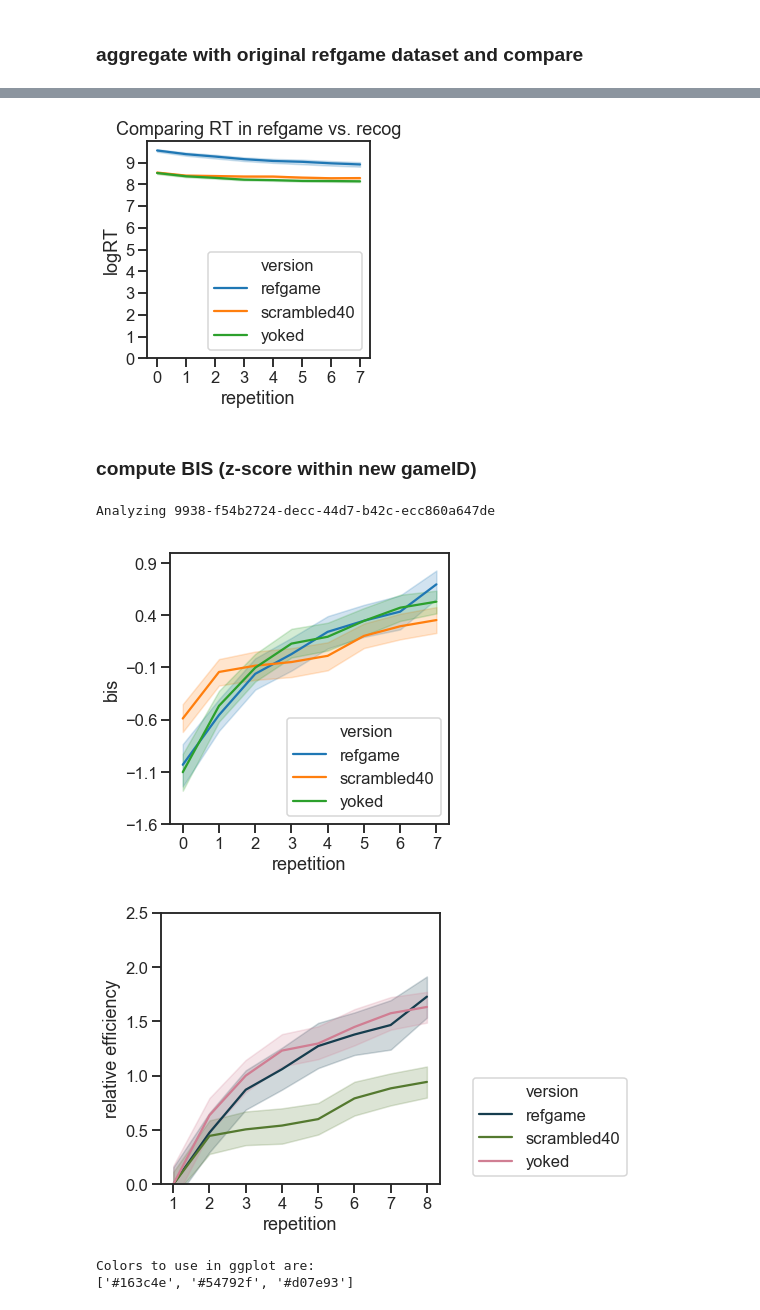
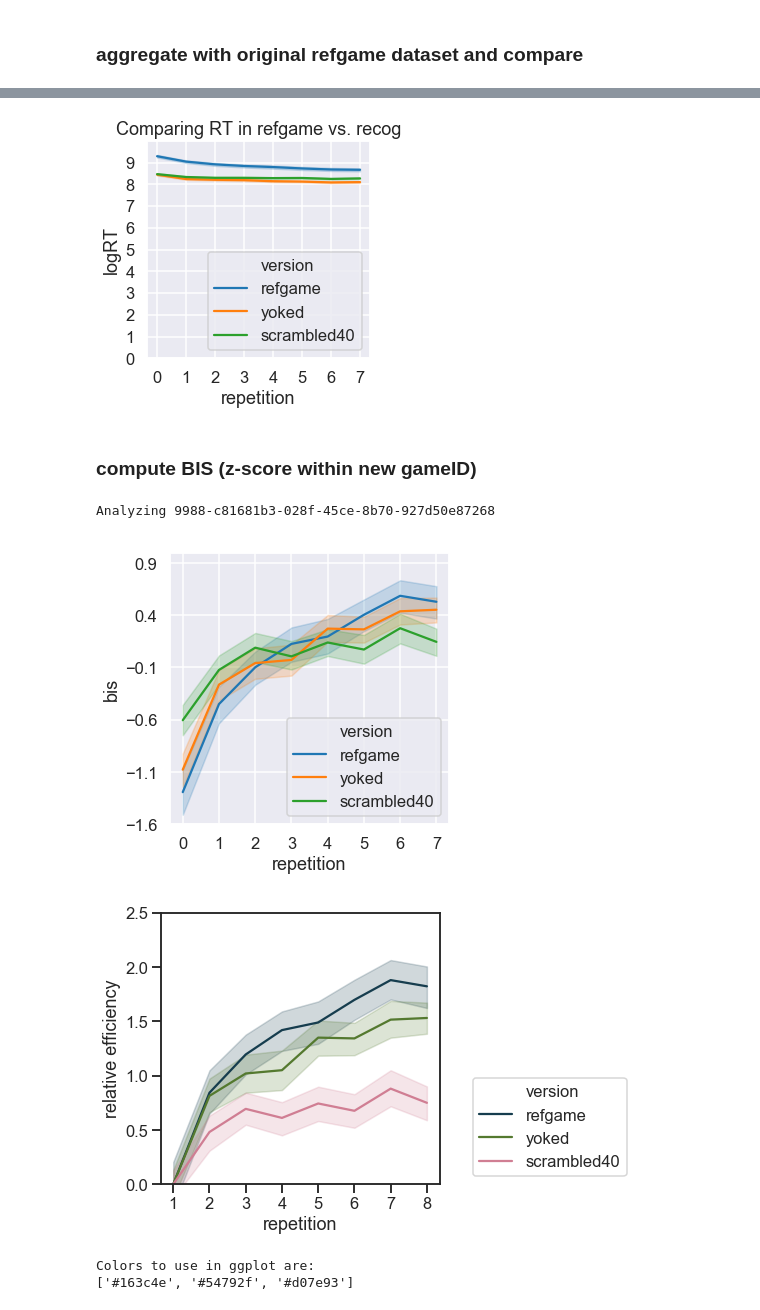
Before and after one commit to cogtoolslab/graphical_conventions_cogsci19, a Jupyter notebook: analysis/ipynb/golden/generate_recog_dataframe.ipynb, the cells around one changed output, grey strips where cells are left out. Drawn from its saved outputs; the diff is of its cells as text; code cells hidden in the pictures.

Commit message:
handle outlier refgames from run3run4 when cycling through recog games

```diff
--- a/analysis/ipynb/golden/generate_recog_dataframe.ipynb
+++ b/analysis/ipynb/golden/generate_recog_dataframe.ipynb
@@ -81,7 +81,7 @@ coll = db['graphical_conventions_recog']
 # which experimental reference game dataset was used in these recognition control experiments?
 exp_dict = {'refgame1.2': 'pilot3','refgame2.0':'pilot4'}
 refgame_dict = {'refgame1.2': 'run3run4','refgame2.0':'run5_submitButton'}
-which_experiment = 'refgame2.0'
+which_experiment = 'refgame1.2'
 
 # which iteration name should we use?
 iterationName = exp_dict[which_experiment]
@@ -453,7 +480,7 @@ plt.xticks(np.arange(0, 8, 1))
 plt.legend(loc = 'lower right')
 t = plt.title('Comparing RT in refgame vs. recog')
 # %% [output]
-[figure, old version]
+[figure, new version]
 # %% [markdown]
 ### compute BIS (z-score within new gameID)
 # %%
@@ -514,7 +541,7 @@ for name, group in grouped:
         version.append(trial['version'].values[0])
         trialNum.append(trialname)
 # %% [output]
-Analyzing 9938-f54b2724-decc-44d7-b42c-ecc860a647de
+Analyzing 9988-c81681b3-028f-45ce-8b70-927d50e87268
 # %%
 ## construct summary dataframe (aggregates within repetition)
 X4 = pd.DataFrame([gameID,orig_gameID,repetition,acc_norm,\
@@ -536,31 +563,31 @@ plt.ylim(-1.5,1),
 t = plt.yticks(np.arange(-1.6, 1.1, 0.5))
 t = plt.xticks(np.arange(0, 8, 1))
 # %% [output]
-[figure, old version]
+[figure, new version]
 # %%
 ## baseline bis against first rep
 X4['bis_relative'] = X4['bis']-X4['bis_baseline']
 X4['repetition_1'] = X4['repetition'] + 1
 ## save it out
-X4.to_csv(os.path.join(csv_dir,'graphical_conventions_recog_data_bis.csv'),index=False)
+X4.to_csv(os.path.join(csv_dir,'graphical_conventions_recog_data_bis_{}.csv'.format(refgame_dict[which_experiment])),index=False)
 
 ## plot it
 colors = sns.color_palette("cubehelix", 4)[:3]
 sns.set_style('white')
 sns.set_style('ticks')
 fig = plt.figure(figsize=(5,5))
 sns.lineplot(data=X4,x='repetition_1',y='bis_relative',hue='version',palette=colors)
 plt.ylim(0.,2.5)
 t = plt.yticks(np.arange(0., 2.6, 0.5))
 t = plt.xticks(np.arange(1, 9, 1))
 plt.legend(bbox_to_anchor=(1.7, 0), loc='lower right', ncol=1)
 t = plt.ylabel('relative efficiency')
 t = plt.xlabel('repetition')
 
 # out_path = os.path.join(csv_dir,'plots','recog_BIS_timeseries_seaborn.pdf')
 # fig.savefig(out_path, bbox_inches='tight')
 # %% [output]
-[figure, old version]
+[figure, new version]
 # %%
 def rgb2hex(rgb_tuple):
     return '#%02x%02x%02x' % tuple([i*256 for i in rgb_tuple])
```
Also changed, not shown: parts of 12 cells of this notebook.
